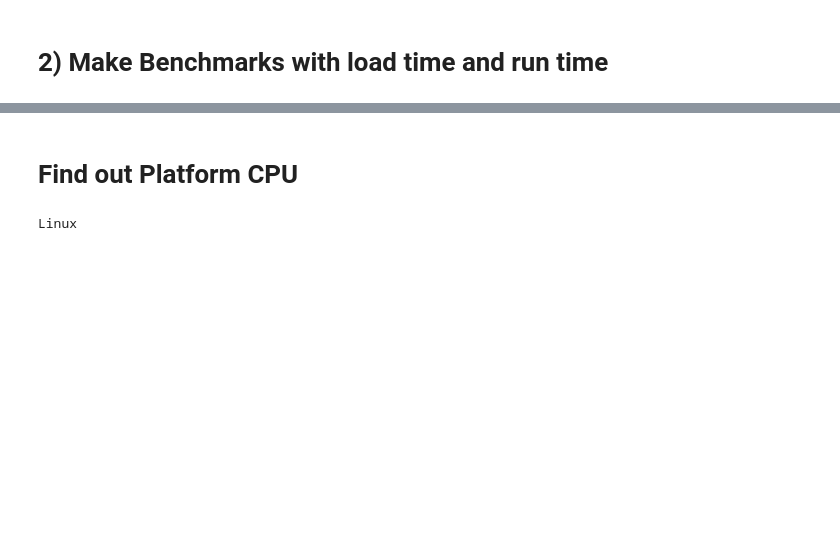
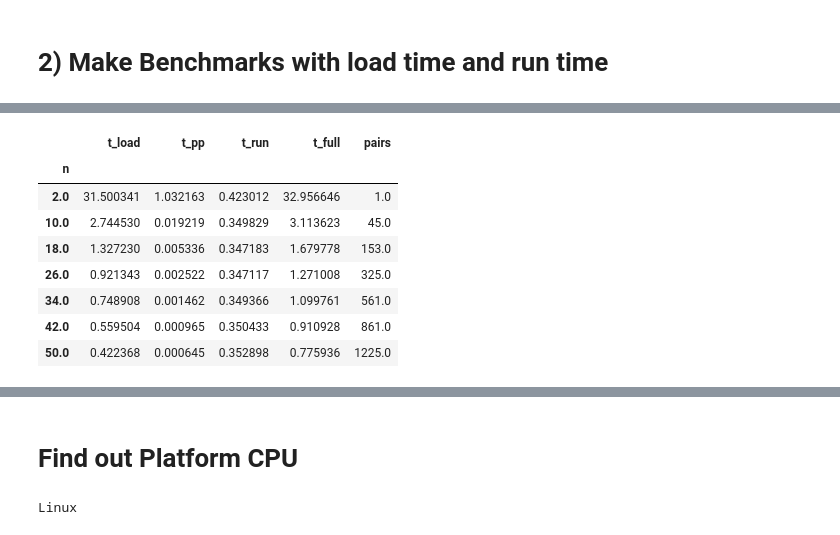
Before and after one commit to hringbauer/ancIBD, a Jupyter notebook: notebook/analyze_ibd/runtime_test.ipynb, the cells around one changed output, grey strips where cells are left out. Saved outputs shown, nothing was run; the diff lists cells and outputs as text; code cells hidden in the pictures; blank space fills up the shorter version.

```diff
--- a/notebook/analyze_ibd/runtime_test.ipynb
+++ b/notebook/analyze_ibd/runtime_test.ipynb
@@ -301,0 +338,19 @@ Saved to /n/groups/reich/hringbauer/git/hapBLOCK/figs/runtime/runtime_benchmark.
+# %%
+dft = pd.read_csv("/n/groups/reich/hringbauer/git/hapBLOCK/output/tables/runtimes/pairs_batches50b.tsv", sep="\t")
+dft = dft.groupby("n").sum()
+ns = dft.index.values
+pairs = ns * (ns - 1) / 2
+df_rt = dft[["t_load", "t_pp", "t_run", "t_full"]]/pairs[:,None]
+df_rt["pairs"] = pairs
+# %%
+df_rt
+# %% [output]
+|  | t_load | t_pp | t_run | t_full | pairs |
+| n |  |  |  |  |  |
+| 2.0 | 31.500341 | 1.032163 | 0.423012 | 32.956646 | 1.0 |
+| 10.0 | 2.744530 | 0.019219 | 0.349829 | 3.113623 | 45.0 |
+| 18.0 | 1.327230 | 0.005336 | 0.347183 | 1.679778 | 153.0 |
+| 26.0 | 0.921343 | 0.002522 | 0.347117 | 1.271008 | 325.0 |
+| 34.0 | 0.748908 | 0.001462 | 0.349366 | 1.099761 | 561.0 |
+| 42.0 | 0.559504 | 0.000965 | 0.350433 | 0.910928 | 861.0 |
+| 50.0 | 0.422368 | 0.000645 | 0.352898 | 0.775936 | 1225.0 |
```
Also changed, not shown: parts of 13 cells of this notebook, 1 other file.
